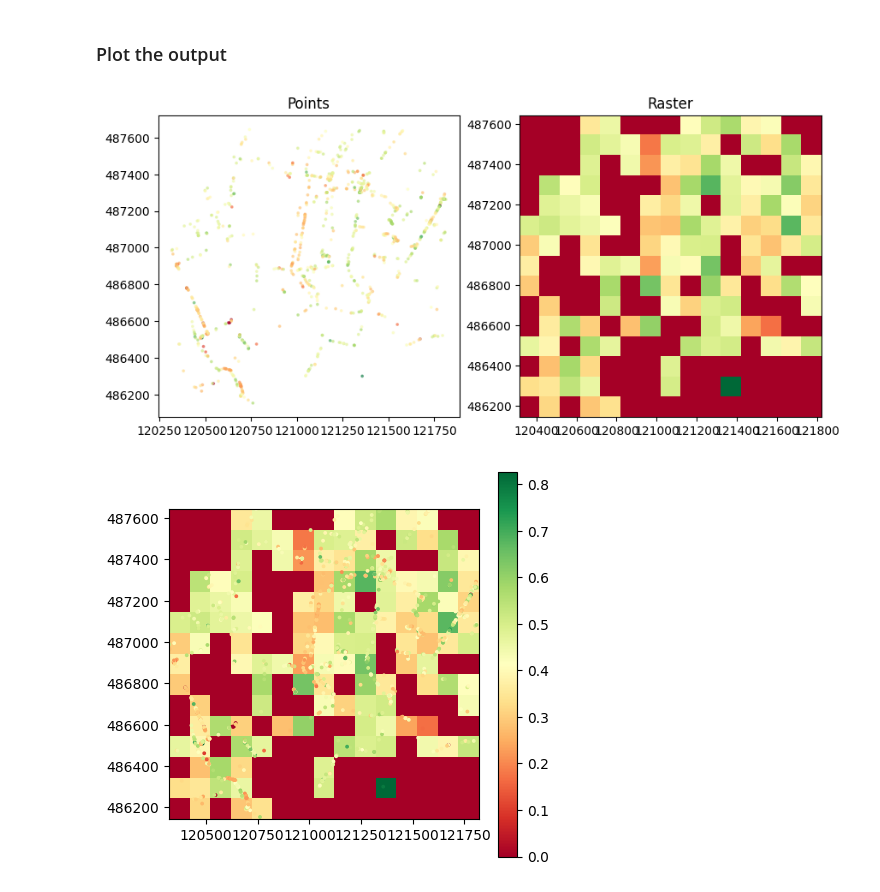
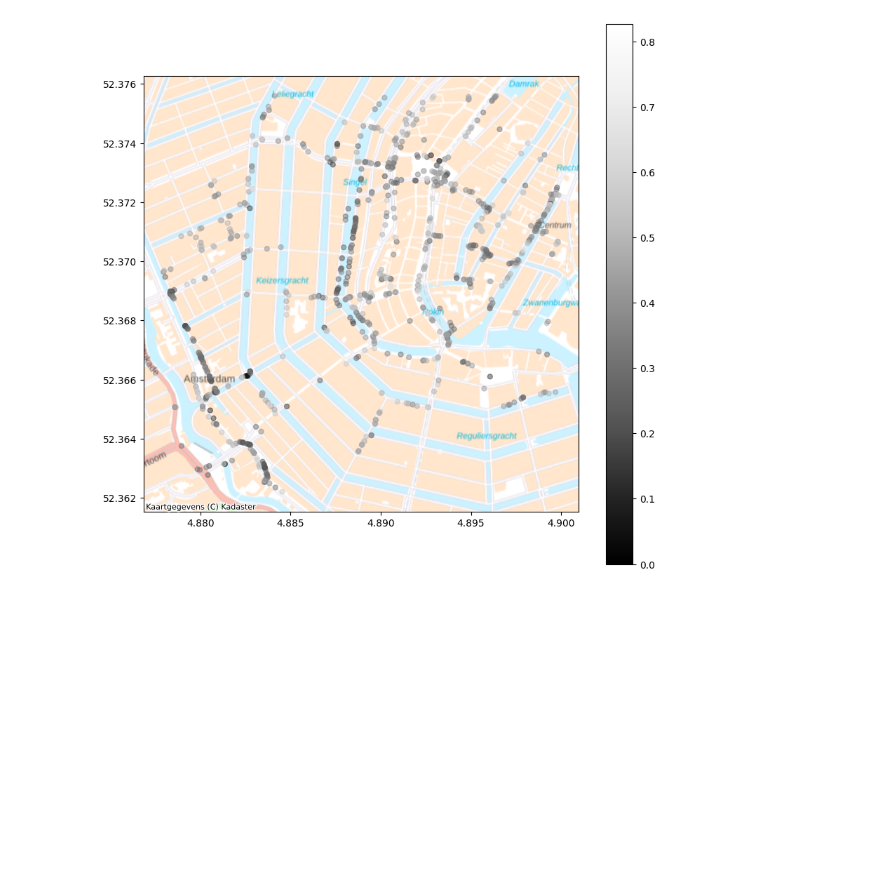
Before and after one commit to Urban-M4/streetscapes, a Jupyter notebook: docs/examples/rasterise.ipynb, the cells around one changed output. Cells and saved outputs as stored; diff of their text form; code cells hidden in the pictures; blank space fills up the shorter version.

```diff
--- a/docs/examples/rasterise.ipynb
+++ b/docs/examples/rasterise.ipynb
@@ -126,33 +19,9 @@ array([[0.        , 0.        , 0.        , 0.34139668, 0.43801285,
-# %% [markdown]
-### Plot the output
-# %%
-
-# Create a figure with two subplots
-fig, (ax1, ax2) = plt.subplots(1, 2, figsize=(10, 6))
-
-# Plot the GeoDataFrame on the first subplot
-amsterdam_projected.plot(column='building_mean', ax=ax1, cmap='RdYlGn', markersize=3, alpha=0.5)
-ax1.set_title('Points')
-
-# Plot the raster on the second subplot
-rasterio.plot.show(raster, transform=transform, ax=ax2, cmap='RdYlGn')
-ax2.set_title('Raster')
-
-# Show the plot
-plt.show()
-# %% [output]
-[figure, removed]
-# %%
-# Combined plot
-fig, ax = plt.subplots(figsize=(5, 5))
-
-# Plot points
-amsterdam_projected.plot(column='building_mean', ax=ax, cmap='RdYlGn', legend=True, markersize=3)
-
-# Plot raster
-rasterio.plot.show(raster, transform=transform, ax=ax, cmap='RdYlGn')
-
-# Show the plot
-plt.show()
-# %% [output]
-[figure, removed]
+# %%
+df = pd.read_parquet(parquet_dir / f"joined_amsterdam_side.parquet")
+# %%
+gdf = gpd.GeoDataFrame(df.building_mean, geometry=gpd.points_from_xy(df.lon, df.lat), crs="EPSG:4326")
+ax = gdf.plot(column='building_mean', cmap='Greys_r', legend=True, markersize=25, figsize=(10, 10), alpha=0.5)
+# contextily.add_basemap(ax, crs=gdf.crs, source=contextily.providers.OpenStreetMap.Mapnik)
+contextily.add_basemap(ax, crs=gdf.crs, source=contextily.providers.nlmaps.pastel)
+# %% [output]
+[figure, added]
```
Also changed, not shown: parts of 18 cells of this notebook, 1 other file.
